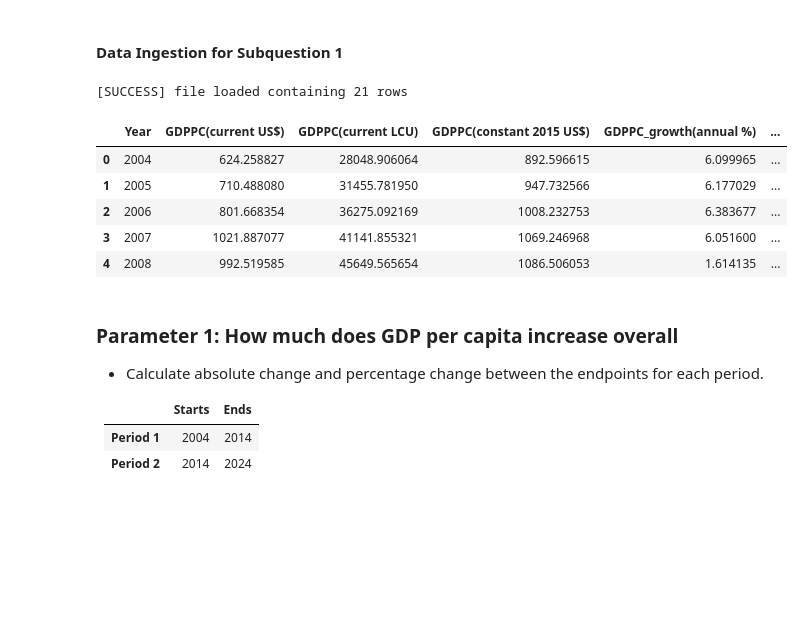
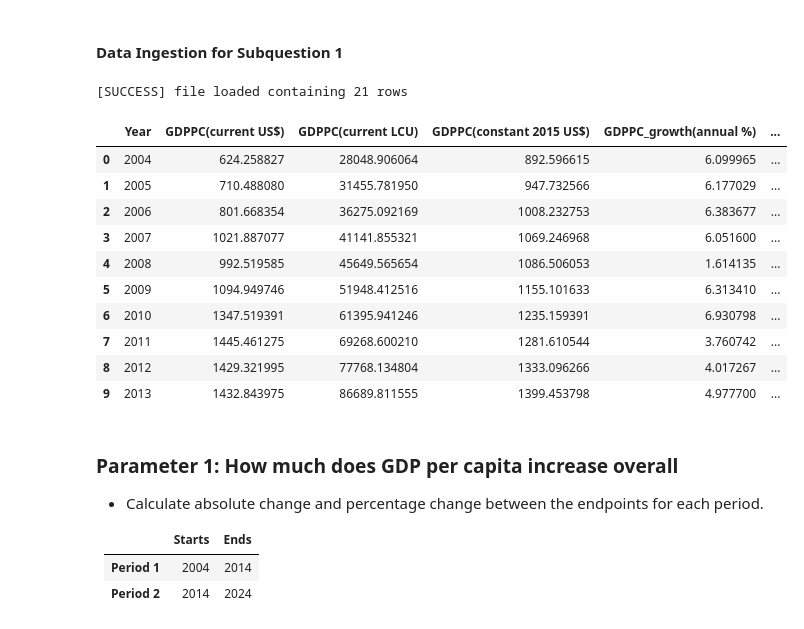
Before and after one commit to sohail-ansari0023/Indias_economic_changes, a Jupyter notebook: 2_Income_and_Living_Standards/Analysis.ipynb, the cells around one changed output. Saved outputs shown, nothing was run; the diff lists cells and outputs as text; code cells hidden in the pictures; blank space fills up the shorter version.

```diff
--- a/2_Income_and_Living_Standards/Analysis.ipynb
+++ b/2_Income_and_Living_Standards/Analysis.ipynb
@@ -62,18 +62,23 @@ def ingestion(file_path: str) -> pd.DataFrame:
 # %%
 # file path for our dataset.
 file_path: str = 'cleaned_datasets/Production/df_ver01_production.parquet'
 
 subq1_df: pd.DataFrame = ingestion(file_path=file_path)
 
-subq1_df.head()
+subq1_df.head(10)
 # %% [output]
 [SUCCESS] file loaded containing 21 rows
 |  | Year | GDPPC(current US$) | GDPPC(current LCU) | GDPPC(constant 2015 US$) | GDPPC_growth(annual %) | ... |
 | 0 | 2004 | 624.258827 | 28048.906064 | 892.596615 | 6.099965 | ... |
 | 1 | 2005 | 710.488080 | 31455.781950 | 947.732566 | 6.177029 | ... |
 | 2 | 2006 | 801.668354 | 36275.092169 | 1008.232753 | 6.383677 | ... |
 | 3 | 2007 | 1021.887077 | 41141.855321 | 1069.246968 | 6.051600 | ... |
 | 4 | 2008 | 992.519585 | 45649.565654 | 1086.506053 | 1.614135 | ... |
+| 5 | 2009 | 1094.949746 | 51948.412516 | 1155.101633 | 6.313410 | ... |
+| 6 | 2010 | 1347.519391 | 61395.941246 | 1235.159391 | 6.930798 | ... |
+| 7 | 2011 | 1445.461275 | 69268.600210 | 1281.610544 | 3.760742 | ... |
+| 8 | 2012 | 1429.321995 | 77768.134804 | 1333.096266 | 4.017267 | ... |
+| 9 | 2013 | 1432.843975 | 86689.811555 | 1399.453798 | 4.977700 | ... |
 # %% [markdown]
 ### **Parameter 1: How much does GDP per capita increase overall**
 
```
Also changed, not shown: parts of 9 cells of this notebook.
